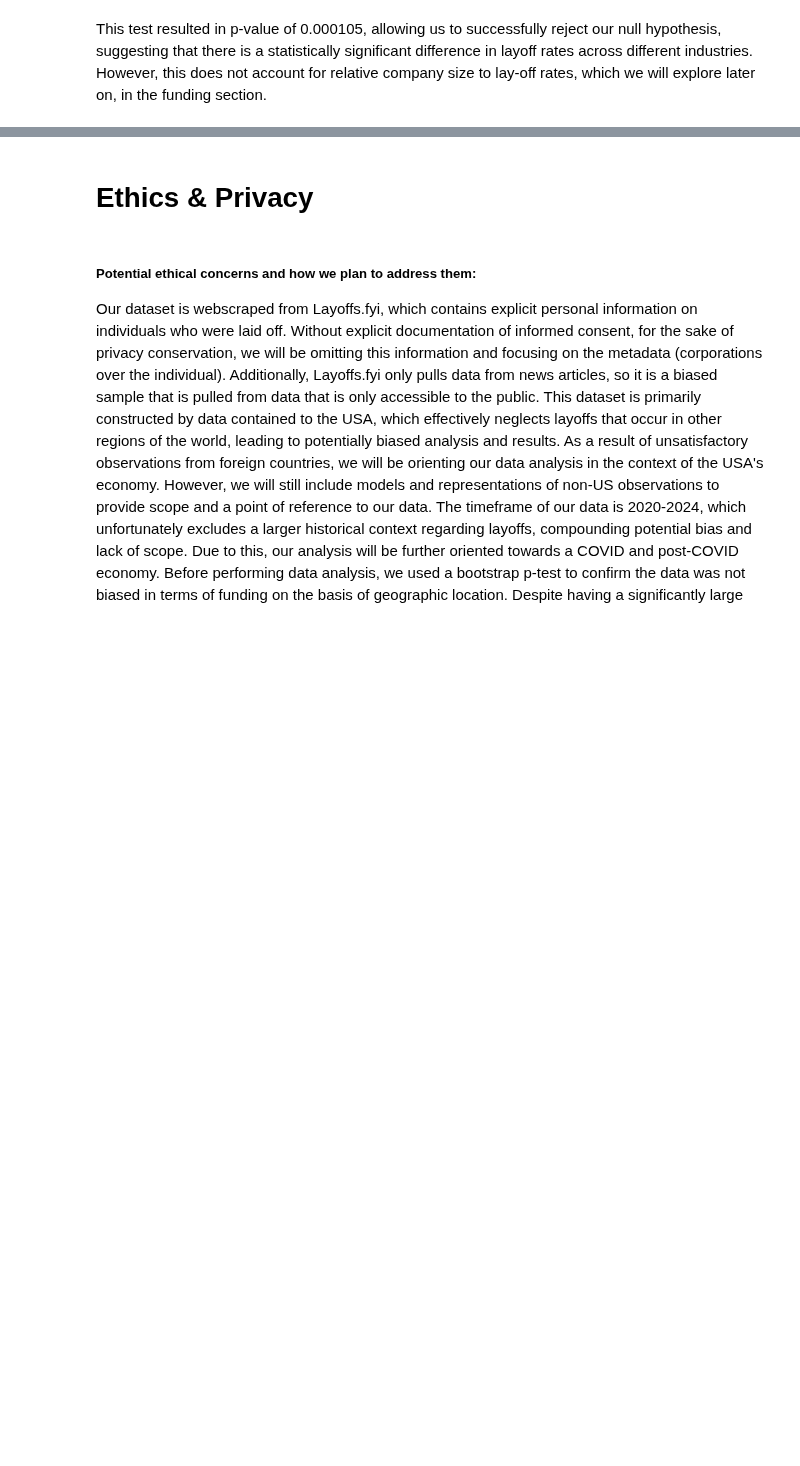
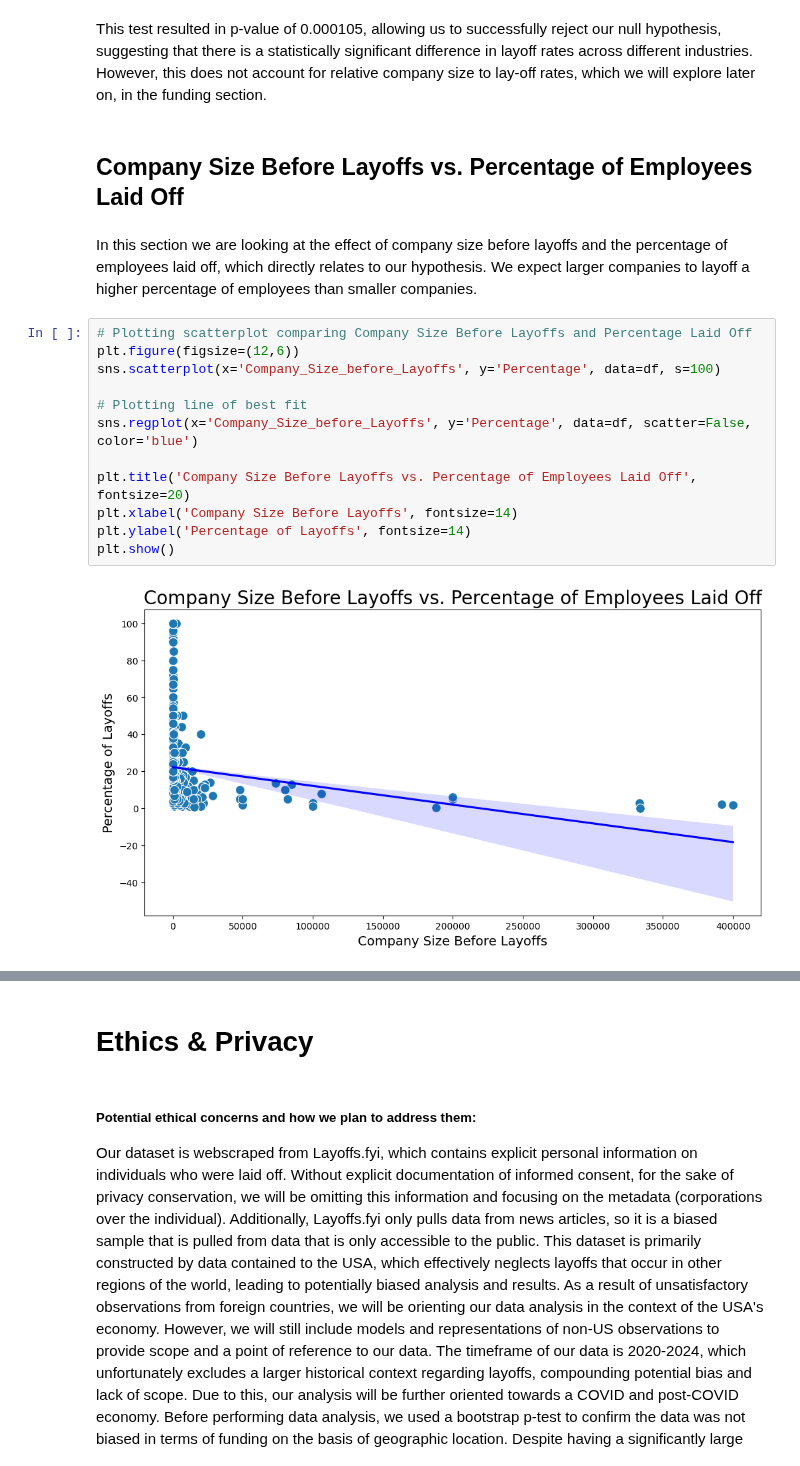
Before and after one commit to COGS108/Group019_WI24, a Jupyter notebook: FinalProject_Group019_WI24.ipynb, the cells around one changed output, grey strips where cells are left out. Saved outputs shown, nothing was run; the diff lists cells and outputs as text; blank space fills up the shorter version.

```diff
--- a/FinalProject_Group019_WI24.ipynb
+++ b/FinalProject_Group019_WI24.ipynb
@@ -264,2 +266,20 @@ Residual     1.040832e+09  1388.0       NaN       NaN
 # %% [markdown]
 This test resulted in p-value of 0.000105, allowing us to successfully reject our null hypothesis, suggesting that there is a statistically significant difference in layoff rates across different industries. However, this does not account for relative company size to lay-off rates, which we will explore later on, in the funding section.
+# %% [markdown]
+## Company Size Before Layoffs vs. Percentage of Employees Laid Off
+# %% [markdown]
+In this section we are looking at the effect of company size before layoffs and the percentage of employees laid off, which directly relates to our hypothesis. We expect larger companies to layoff a higher percentage of employees than smaller companies.
+# %%
+# Plotting scatterplot comparing Company Size Before Layoffs and Percentage Laid Off
+plt.figure(figsize=(12,6))
+sns.scatterplot(x='Company_Size_before_Layoffs', y='Percentage', data=df, s=100)
+
+# Plotting line of best fit
+sns.regplot(x='Company_Size_before_Layoffs', y='Percentage', data=df, scatter=False, color='blue')
+
+plt.title('Company Size Before Layoffs vs. Percentage of Employees Laid Off', fontsize=20)
+plt.xlabel('Company Size Before Layoffs', fontsize=14)
+plt.ylabel('Percentage of Layoffs', fontsize=14)
+plt.show()
+# %% [output]
+[figure, added]
```
Also changed, not shown: parts of 10 cells of this notebook.
